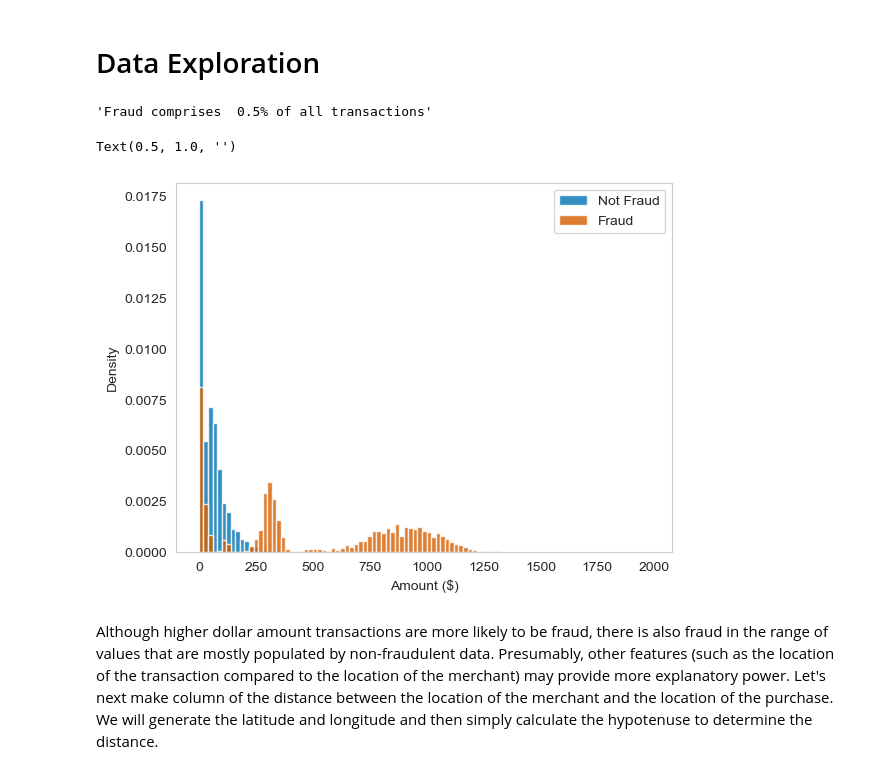
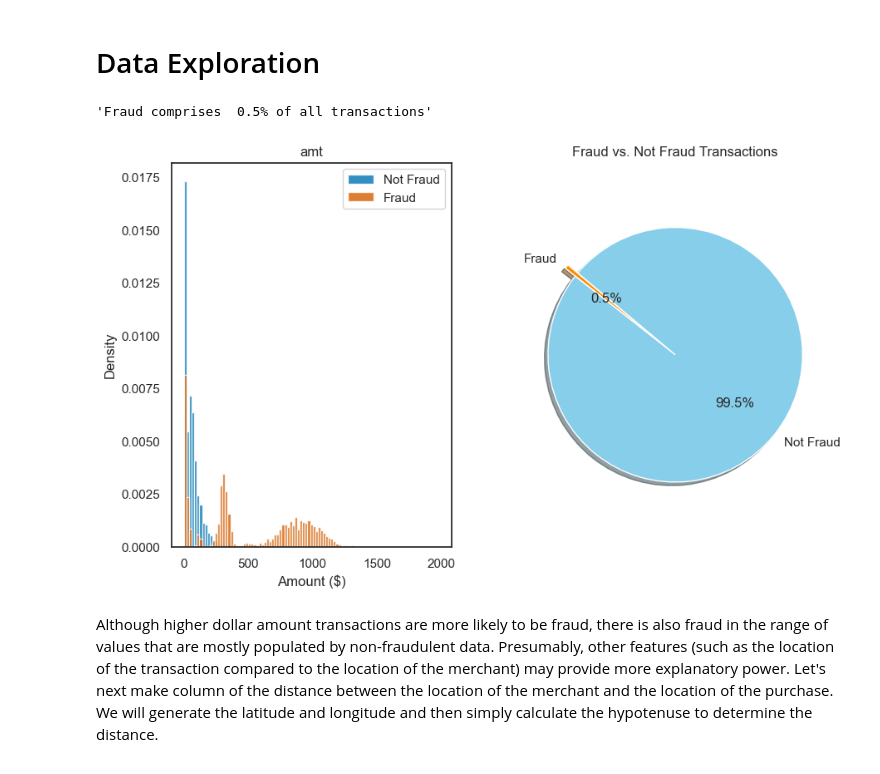
Before and after one commit to obaidkhurram/credit_fraud_detection, a Jupyter notebook: creditfraud.ipynb, the cells around one changed output. Cells and saved outputs as stored; diff of their text form; code cells hidden in the pictures.

Commit message:
• Added pie chart to highlight the sparsity of fraud in the data set. • Adjusted distance calculation to represent kilometers • Working on setup for machine learning models

```diff
--- a/creditfraud.ipynb
+++ b/creditfraud.ipynb
@@ -7,11 +15,6 @@ This dataset consists of credit card transactions in the western United States.
 # %%
-import pandas as pd
-import numpy as np
-
-import matplotlib.pyplot as plt
-import seaborn as sns
-
-ccf = pd.read_csv('credit_card_fraud.csv')
+# Load data
+ccf = pd.read_csv('credit_card_fraud.csv',parse_dates=['trans_date_trans_time'])
 ccf.head(100)
 
 ccf.info()
@@ -68,40 +71,57 @@ ccf_true = ccf[ccf['is_fraud']==0]
 ccf_true_smallsample = ccf_true.sample(len(ccf_fraud),random_state=21)
 # Make the histogram
 bins = np.arange(0,2000,20)
-fig, ax = plt.subplots(1,1)
+fig, (ax,ax2) = plt.subplots(1,2,figsize=(10,6))
 
 # Use a colorblind-friendly palette
 colors = ["#0072B2", "#D55E00"]  # Blue, Orange (colorblind-friendly)
 
 nonfraudcolor = colors[0]
 fraudcolor = colors[1]
 # Plotting non-fraudulent transactions
 ccf_true_smallsample.hist('amt',
                           bins=bins,
                           ax=ax,
                           alpha=.8,
                           color=nonfraudcolor,
                           density=True,
                           grid=False
                           )
+ax.set_title('Transaction Amount Distribution')  # Set title for the histogram
+ax.set_xlabel('Amount ($)')  # Set X-label for the histogram
+ax.set_ylabel('Density')  # Set Y-label for the histogram
+ax.legend(["Not Fraud"])
 # Plotting fraudulent transactions
 ccf_fraud.hist('amt',
                bins=bins,
                ax=ax,
                alpha=.8,
                color=fraudcolor,
                density=True,
                grid=False
                )
 
-plt.legend(["Not Fraud","Fraud"])
-plt.xlabel('Amount ($)')
-plt.ylabel('Density')
-plt.title('')
+ax.legend(["Not Fraud","Fraud"])
+
+
+# Pie chart of fraud
+fraud_count = ccf['is_fraud'].sum()
+non_fraud_count = len(ccf) - fraud_count
+
+# Data to plot
+labels = 'Fraud', 'Not Fraud'
+sizes = [fraud_count, non_fraud_count]
+colors = ['darkorange', 'skyblue']
+explode = (0.1, 0)  # explode the first slice (fraud)
+
+# Plot pie
+plt.pie(sizes, explode=explode, labels=labels, colors=colors, autopct='%1.1f%%', shadow=True, startangle=140)
+plt.axis('equal')  # Equal aspect ratio ensures that pie is drawn as a circle.
+plt.title('Fraud vs. Not Fraud Transactions')
+plt.show()
 # %% [output]
 'Fraud comprises  0.5% of all transactions'
-Text(0.5, 1.0, '')
-[figure, old version]
+[figure, new version]
 # %% [markdown]
 Although higher dollar amount transactions are more likely to be fraud, there is also fraud in the range of values that are mostly populated by non-fraudulent data. Presumably, other features (such as the location of the transaction compared to the location of the merchant) may provide more explanatory power. Let's next make column of the distance between the location of the merchant and the location of the purchase. We will generate the latitude and longitude and then simply calculate the hypotenuse to determine the distance.
 # %%
```
Also changed, not shown: parts of 5 cells of this notebook.
